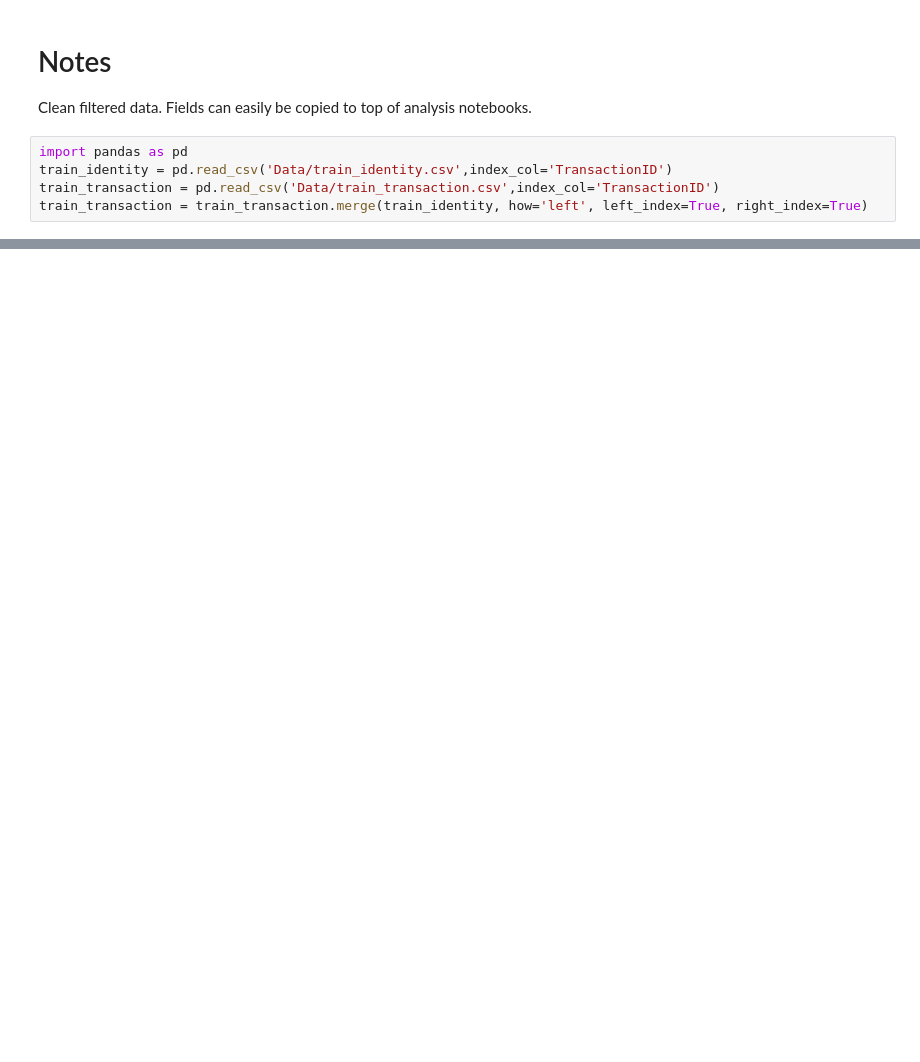
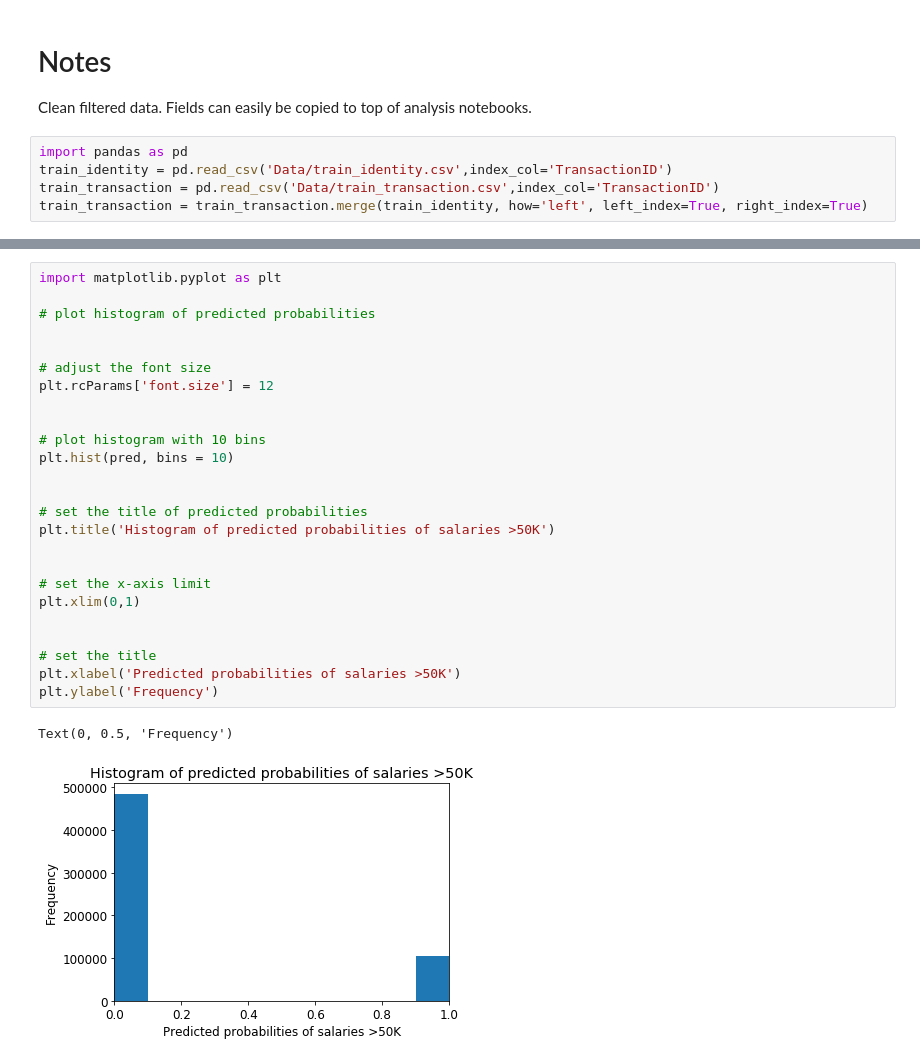
Before and after one commit to tomsiebring/Machine-Learning, a Jupyter notebook: cleanData.ipynb, the cells around one changed output, grey strips where cells are left out. Drawn from its saved outputs; the diff is of its cells as text; blank space fills up the shorter version.

```diff
--- a/cleanData.ipynb
+++ b/cleanData.ipynb
@@ -29,0 +155,28 @@ train_transaction.fillna(-999, inplace=True)
+# %%
+import matplotlib.pyplot as plt
+
+# plot histogram of predicted probabilities
+
+
+# adjust the font size
+plt.rcParams['font.size'] = 12
+
+
+# plot histogram with 10 bins
+plt.hist(pred, bins = 10)
+
+
+# set the title of predicted probabilities
+plt.title('Histogram of predicted probabilities of salaries >50K')
+
+
+# set the x-axis limit
+plt.xlim(0,1)
+
+
+# set the title
+plt.xlabel('Predicted probabilities of salaries >50K')
+plt.ylabel('Frequency')
+# %% [output]
+Text(0, 0.5, 'Frequency')
+[figure, added]
```
Also changed, not shown: parts of 17 cells of this notebook, 3 other files.
